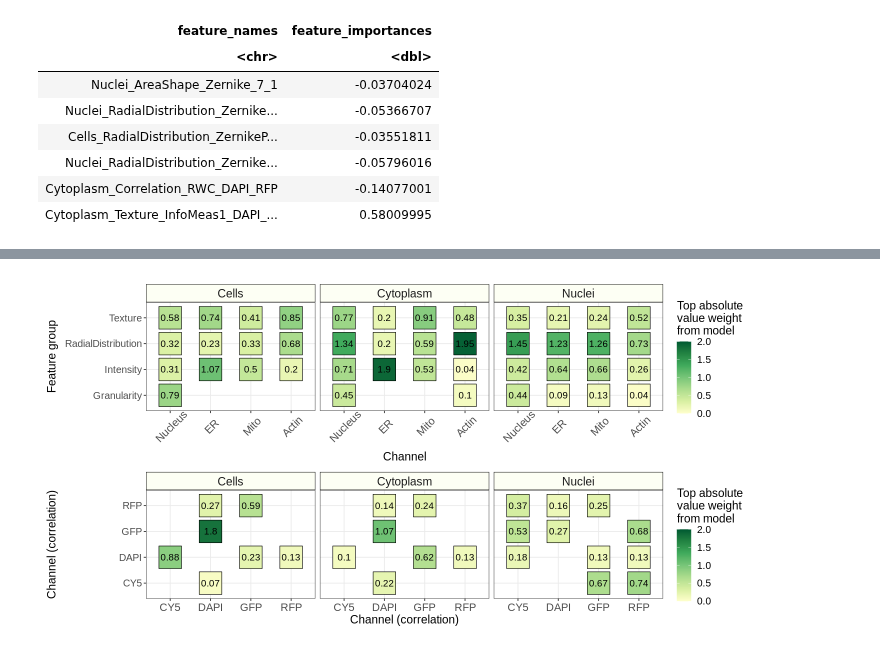
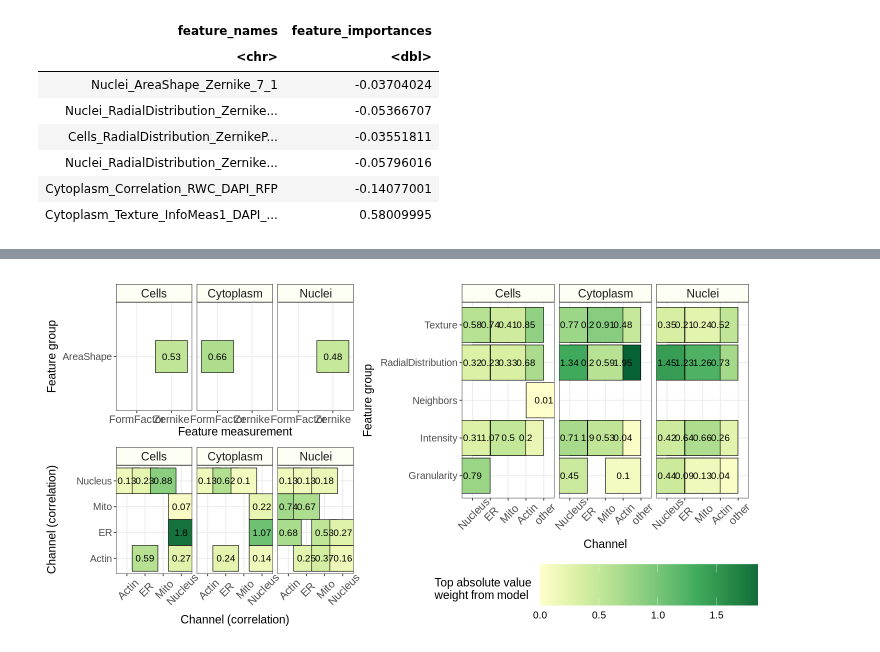
Before and after one commit to WayScience/NF1_SchwannCell_data_analysis, a Jupyter notebook: 4.figures/main_figure_4/main_figure_4.ipynb, the cells around one changed output, grey strips where cells are left out. Saved outputs shown, nothing was run; the diff lists cells and outputs as text; code cells hidden in the pictures.

```diff
--- a/4.figures/main_figure_4/main_figure_4.ipynb
+++ b/4.figures/main_figure_4/main_figure_4.ipynb
@@ -167,7 +180,7 @@ area_shape_df <- area_shape_df %>%
 # Find top feature per measurement
 top_area_shape_df <- area_shape_df %>%
     dplyr::filter(channel_cleaned %in% names(channels)) %>%
-    dplyr::group_by(feature_group, channel_cleaned, compartment, measurement) %>%
+    dplyr::group_by(feature_group, channel_cleaned, compartment) %>%
     dplyr::slice_max(order_by = feature_importances, n = 1)
 
 width <- 12
@@ -176,8 +189,8 @@ options(repr.plot.width = width, repr.plot.height = height)
 
 # Create the plot
 areashape_importance_gg <- (
-    ggplot(top_area_shape_df, aes(x = feature_group, y =  measurement))
-    + geom_point(aes(fill = feature_importances), pch = 22, size = 14)
+    ggplot(top_area_shape_df, aes(x = measurement, y =  feature_group))
+    + geom_point(aes(fill = feature_importances), pch = 22, size = 20)
     + geom_text(aes(label = rounded_coeff), size = 4)
     + facet_wrap("~compartment", ncol = 3)
     + theme_bw()
@@ -187,8 +200,8 @@ areashape_importance_gg <- (
         direction = 1,
         limits = c(0, 2)
     )
-    + xlab("Feature group")
-    + ylab("Feature measurement")
+    + xlab("Feature measurement")
+    + ylab("Feature group")
     + theme(
         axis.text = element_text(size = 12),
         axis.text.x = element_text(size = 13, vjust = 0.7, hjust = 0.5),
@@ -200,7 +213,7 @@ areashape_importance_gg <- (
             colour = "black",
             fill = "#fdfff4"
         ),
-        legend.position = "right"
+        legend.position = "none"
     )
 )
 
@@ -226,8 +239,8 @@ options(repr.plot.width = width, repr.plot.height = height)
 
 # Create the plot
 correlation_importance_gg <- (
-    ggplot(top_correlation_df, aes(x = channel, y =  parameter1))
-    + geom_point(aes(fill = feature_importances), pch = 22, size = 14)
+    ggplot(top_correlation_df, aes(x = channel_cleaned, y = parameter1_cleaned))
+    + geom_point(aes(fill = feature_importances), pch = 22, size = 16)
     + geom_text(aes(label = rounded_coeff), size = 4)
     + facet_wrap("~compartment", ncol = 3)
     + theme_bw()
@@ -241,7 +254,7 @@ correlation_importance_gg <- (
     + ylab("Channel (correlation)")
     + theme(
         axis.text = element_text(size = 12),
-        axis.text.x = element_text(size = 13, vjust = 0.7, hjust = 0.5),
+        axis.text.x = element_text(angle = 45, size = 13, vjust = 0.7, hjust = 0.5),
         axis.title = element_text(size = 14),
         legend.text = element_text(size = 12),
         legend.title = element_text(size = 14),
@@ -250,7 +263,7 @@ correlation_importance_gg <- (
             colour = "black",
             fill = "#fdfff4"
         ),
-        legend.position = "right"
+        legend.position = "none"
     )
 )
 
@@ -259,0 +273,9 @@ correlation_importance_gg
+# %%
+left_plot <- (
+    areashape_importance_gg /
+    correlation_importance_gg
+) + plot_layout(heights = c(1,1))
+
+# ggsave("./coefficient_plot.png", align_plot, height=8, width=16, dpi=500)
+
+left_plot
@@ -260,11 +284,11 @@ correlation_importance_gg
 # %%
 align_plot <- (
-    feature_importance_gg /
-    correlation_importance_gg
-) + plot_layout(heights = c(2,2))
+    left_plot |
+    free(feature_importance_gg)
+) + plot_layout(widths = c(2,3.25))
 
-ggsave("./coefficient_plot.png", align_plot, width=10, height=12, dpi=500)
+ggsave("./coefficient_plot.png", align_plot, width=22, height=7.5, dpi=500)
 
 align_plot
 # %% [output]
-[figure, old version]
+[figure, new version]
```
Also changed, not shown: parts of 6 cells of this notebook, 2 other files.
